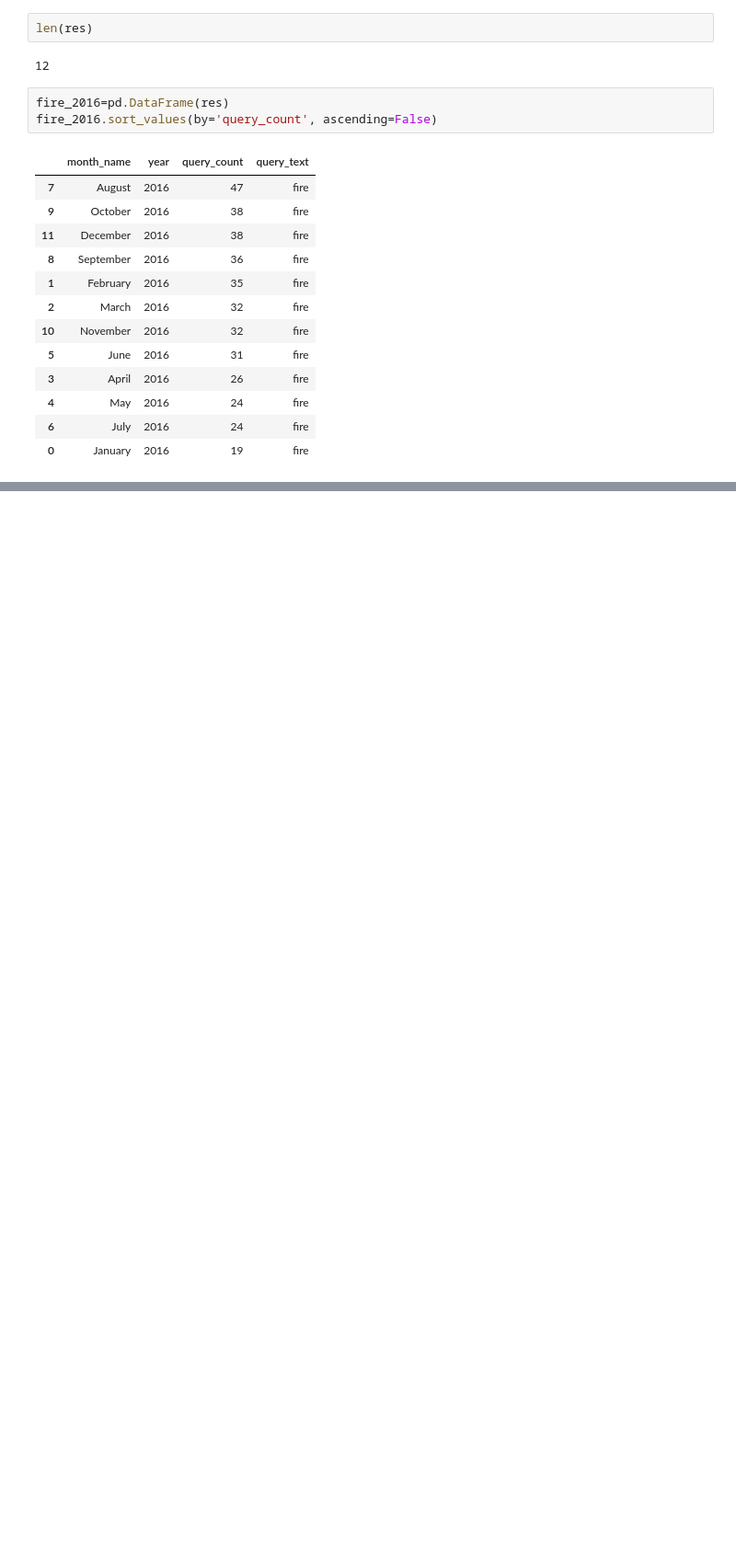
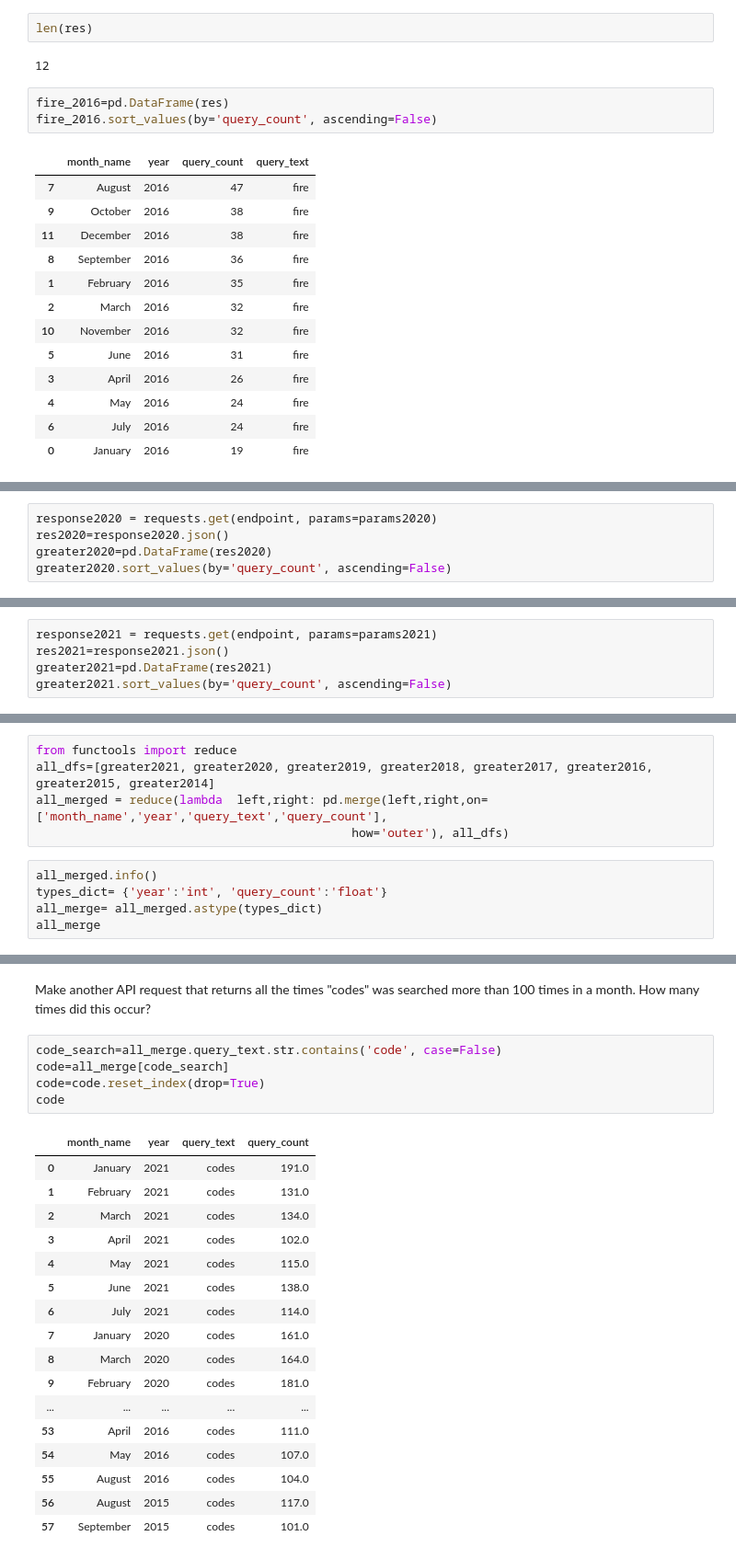
Before and after one commit to NSS-Data-Analytics-Cohort-10/api-mhm516, a Jupyter notebook: notebooks/nb1.ipynb, the cells around one changed output, grey strips where cells are left out. Shown: that part at 92% size. Saved outputs shown, nothing was run; the diff lists cells and outputs as text; blank space fills up the shorter version.

```diff
--- a/notebooks/nb1.ipynb
+++ b/notebooks/nb1.ipynb
@@ -151,0 +264,5 @@ high_qcount
+# %%
+response2020 = requests.get(endpoint, params=params2020)
+res2020=response2020.json()
+greater2020=pd.DataFrame(res2020)
+greater2020.sort_values(by='query_count', ascending=False)
@@ -151,0 +283,5 @@ high_qcount
+# %%
+response2021 = requests.get(endpoint, params=params2021)
+res2021=response2021.json()
+greater2021=pd.DataFrame(res2021)
+greater2021.sort_values(by='query_count', ascending=False)
@@ -151,0 +302,10 @@ high_qcount
+# %%
+from functools import reduce
+all_dfs=[greater2021, greater2020, greater2019, greater2018, greater2017, greater2016, greater2015, greater2014]
+all_merged = reduce(lambda  left,right: pd.merge(left,right,on=['month_name','year','query_text','query_count'],
+                                            how='outer'), all_dfs)
+# %%
+all_merged.info()
+types_dict= {'year':'int', 'query_count':'float'}
+all_merge= all_merged.astype(types_dict)
+all_merge
@@ -151,0 +337,25 @@ high_qcount
+# %% [markdown]
+Make another API request that returns all the times "codes" was searched more than 100 times in a month. How many times did this occur?
+# %%
+code_search=all_merge.query_text.str.contains('code', case=False)
+code=all_merge[code_search]
+code=code.reset_index(drop=True)
+code
+# %% [output]
+|  | month_name | year | query_text | query_count |
+| 0 | January | 2021 | codes | 191.0 |
+| 1 | February | 2021 | codes | 131.0 |
+| 2 | March | 2021 | codes | 134.0 |
+| 3 | April | 2021 | codes | 102.0 |
+| 4 | May | 2021 | codes | 115.0 |
+| 5 | June | 2021 | codes | 138.0 |
+| 6 | July | 2021 | codes | 114.0 |
+| 7 | January | 2020 | codes | 161.0 |
+| 8 | March | 2020 | codes | 164.0 |
+| 9 | February | 2020 | codes | 181.0 |
+| ... | ... | ... | ... | ... |
+| 53 | April | 2016 | codes | 111.0 |
+| 54 | May | 2016 | codes | 107.0 |
+| 55 | August | 2016 | codes | 104.0 |
+| 56 | August | 2015 | codes | 117.0 |
+| 57 | September | 2015 | codes | 101.0 |
```
Also changed, not shown: parts of 19 cells of this notebook.
